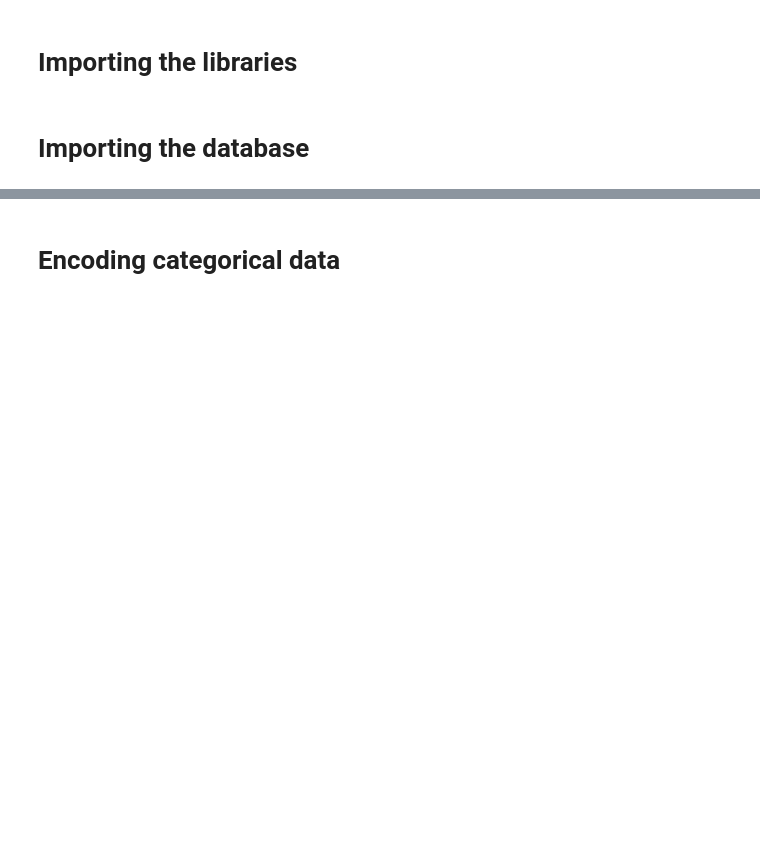
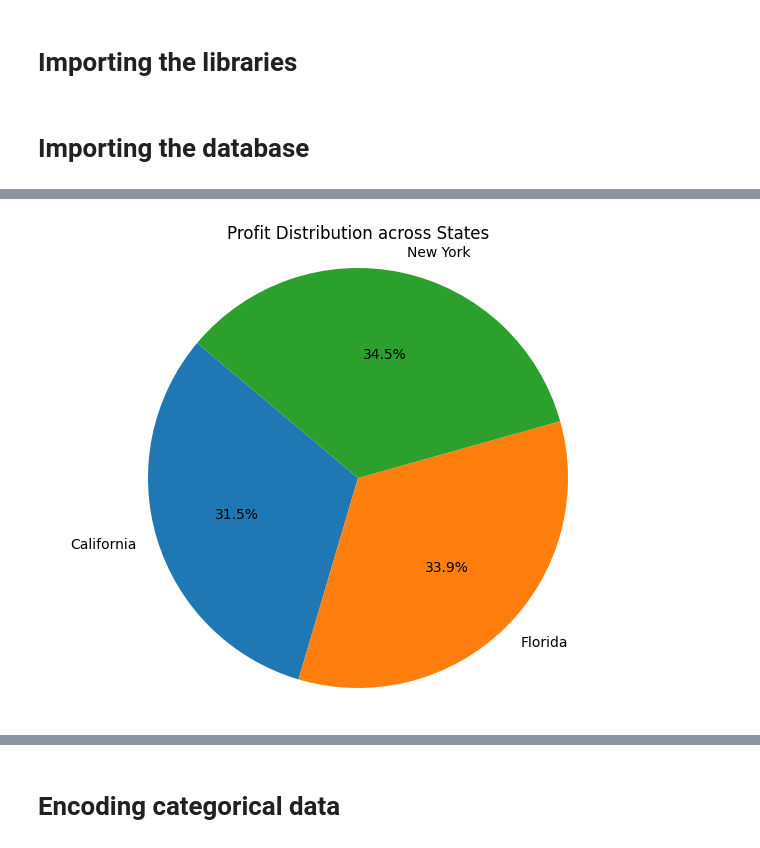
Before and after one commit to piserushikesh/Gen_AI_Training, a Jupyter notebook: Multiple_Linear_regression.ipynb, the cells around one changed output, grey strips where cells are left out. Saved outputs shown, nothing was run; the diff lists cells and outputs as text; code cells hidden in the pictures; blank space fills up the shorter version.

```diff
--- a/Multiple_Linear_regression.ipynb
+++ b/Multiple_Linear_regression.ipynb
@@ -17,2 +26,16 @@ y = dataset.iloc[:, -1].values
+# %%
+df = pd.DataFrame(dataset)
+
+# Calculate profit by state
+profit_by_state = df.groupby('State')['Profit'].sum().reset_index()
+
+# Pie chart for Profit Distribution across States
+plt.figure(figsize=(8, 6))
+plt.pie(profit_by_state['Profit'], labels=profit_by_state['State'], autopct='%1.1f%%', startangle=140)
+plt.title('Profit Distribution across States')
+plt.axis('equal')
+plt.show()
+# %% [output]
+[figure, added]
 # %%
 print(X)
```
Also changed, not shown: parts of 5 cells of this notebook.
